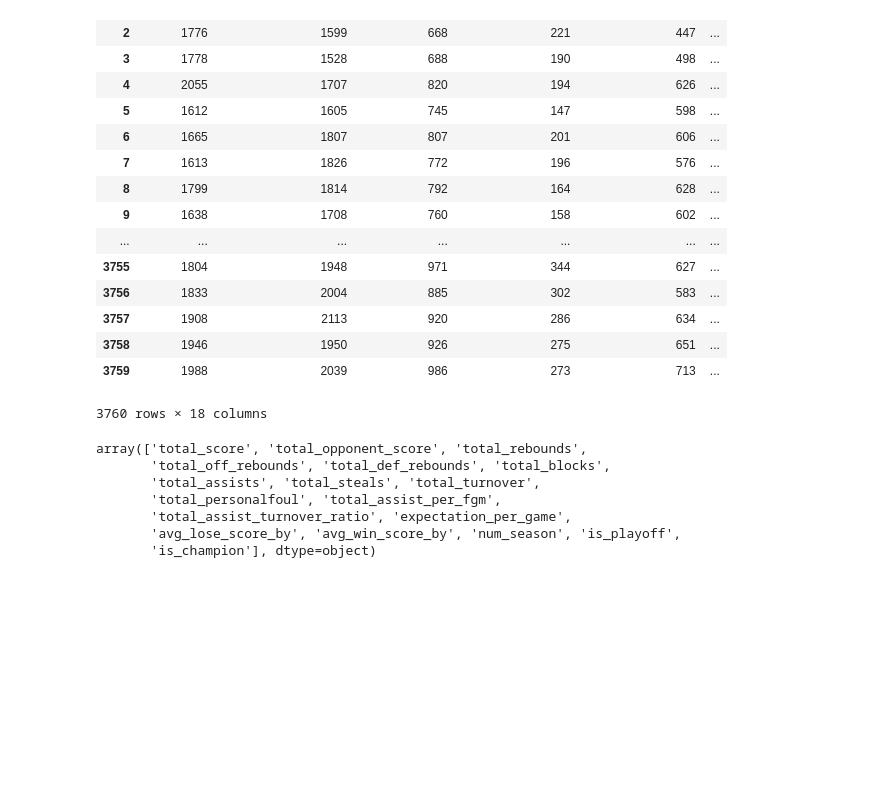
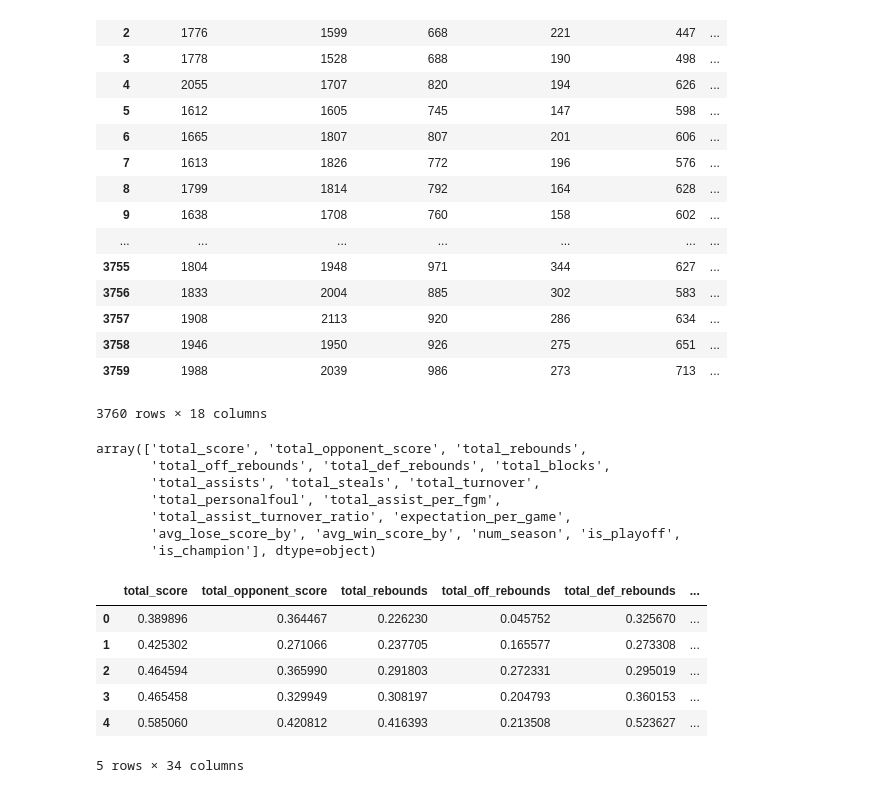
Before and after one commit to shumingpeh/kaggle-ncaa-madness-men, a Jupyter notebook: Intermediate Variables.ipynb, the cells around one changed output. Saved outputs shown, nothing was run; the diff lists cells and outputs as text; code cells hidden in the pictures; blank space fills up the shorter version.

```diff
--- a/Intermediate Variables.ipynb
+++ b/Intermediate Variables.ipynb
@@ -1056,3 +1056,13 @@ test_out.columns = pd.DataFrame(final_table_copy.dtypes).index.values
 from aggregate_function import combine_features_table
 # %%
 testing_final_output = combine_features_table.CombineFeaturesTable(test_features,win_rate_location_test,testing_df)
+# %%
+testing_final_output.final_table_processed.head()
+# %% [output]
+|  | total_score | total_opponent_score | total_rebounds | total_off_rebounds | total_def_rebounds | ... |
+| 0 | 0.389896 | 0.364467 | 0.226230 | 0.045752 | 0.325670 | ... |
+| 1 | 0.425302 | 0.271066 | 0.237705 | 0.165577 | 0.273308 | ... |
+| 2 | 0.464594 | 0.365990 | 0.291803 | 0.272331 | 0.295019 | ... |
+| 3 | 0.465458 | 0.329949 | 0.308197 | 0.204793 | 0.360153 | ... |
+| 4 | 0.585060 | 0.420812 | 0.416393 | 0.213508 | 0.523627 | ... |
+5 rows × 34 columns
```
Also changed, not shown: parts of 1 cell of this notebook, 2 other files.
